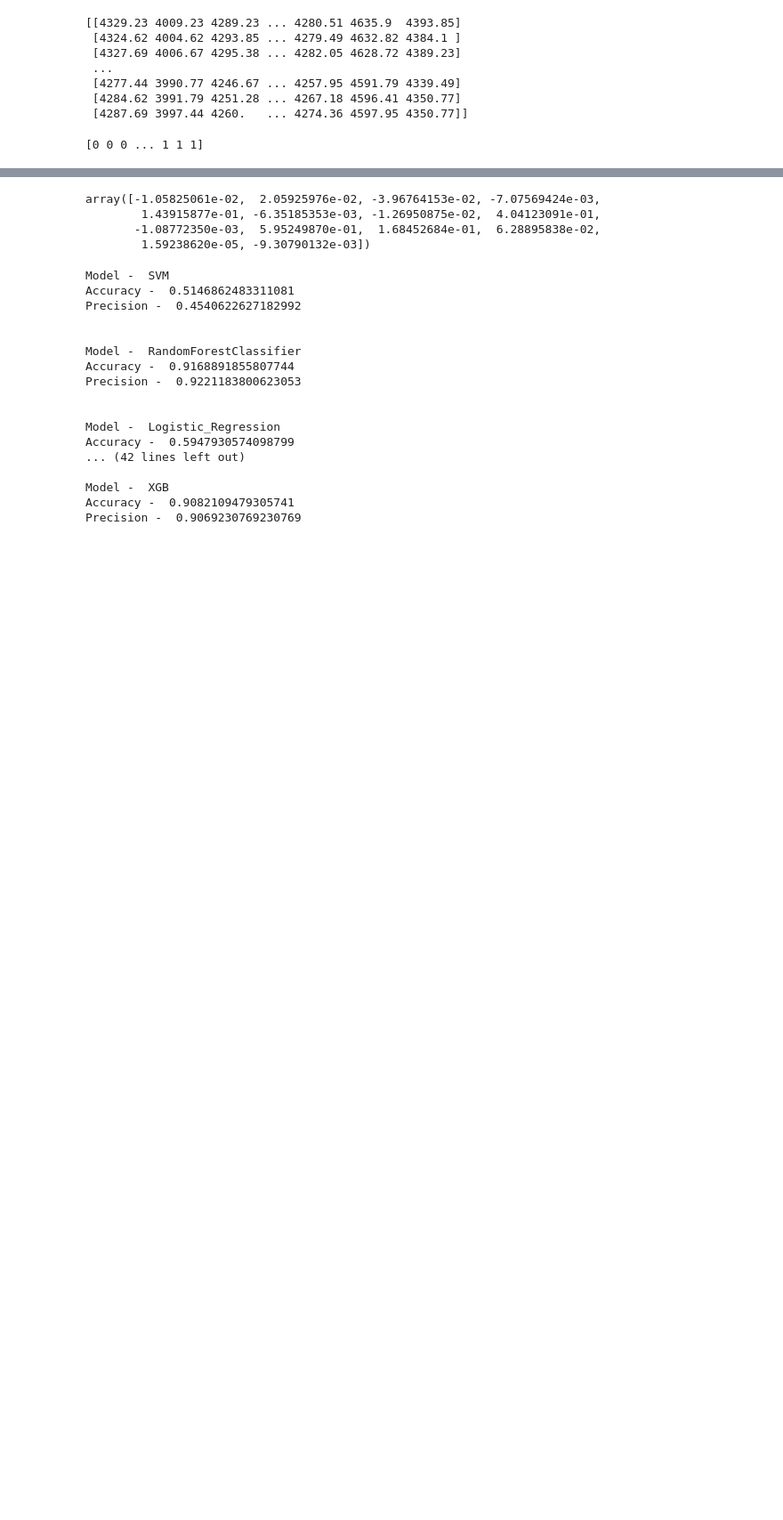
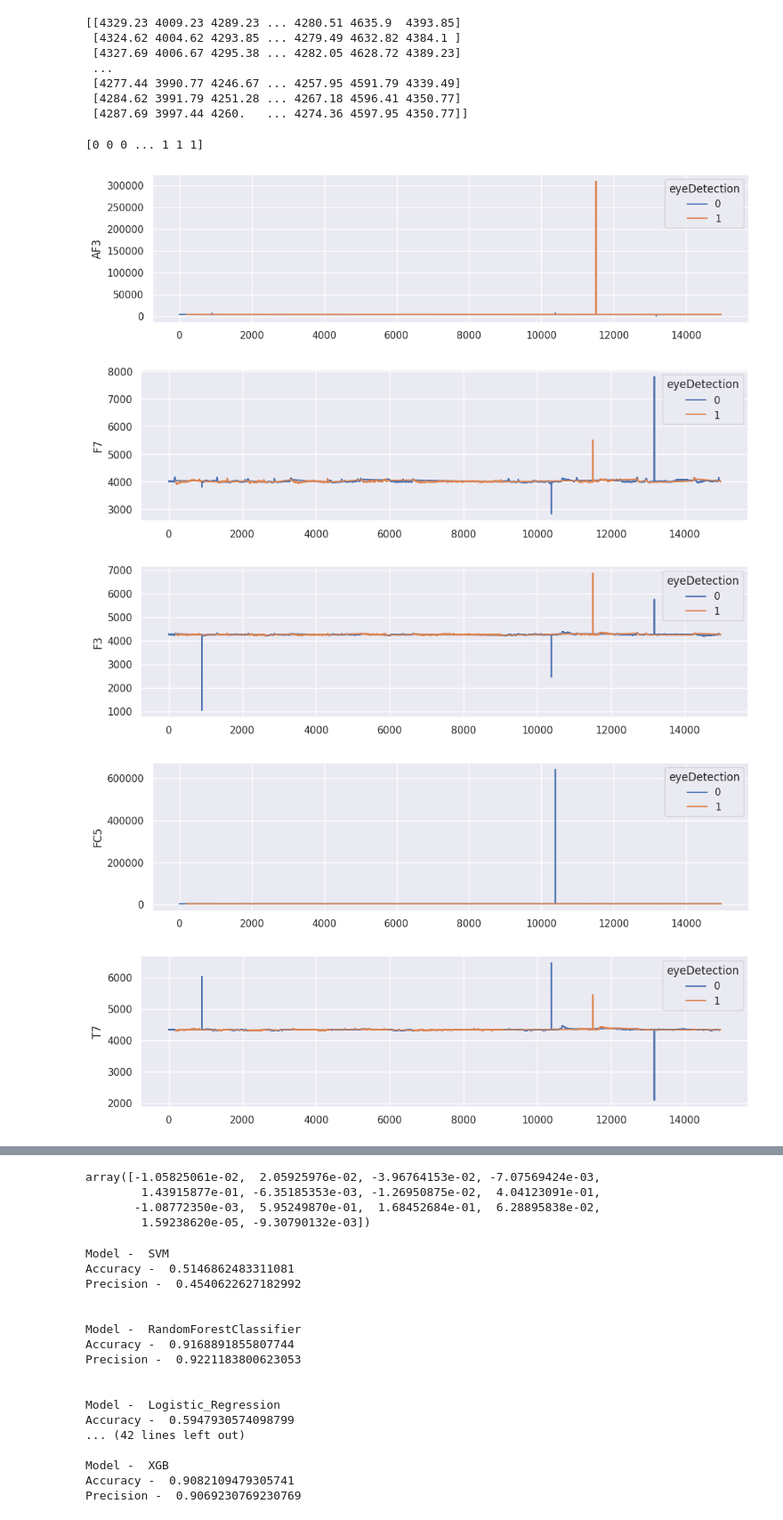
Before and after one commit to Rahul-Jain-1/ML-Project-, a Jupyter notebook: content/project1.ipynb, the cells around one changed output, grey strips where cells are left out. Shown at 89% size. Cells and saved outputs as stored; diff of their text form; code cells hidden in the pictures; blank space fills up the shorter version.

```diff
--- a/content/project1.ipynb
+++ b/content/project1.ipynb
@@ -77,0 +80,12 @@ print(y)
+# %%
+sns.set_theme(style='darkgrid')
+for col in dataset.columns[0:-1]:
+    plt.figure(figsize=(12, 3))
+    sns.lineplot(x=dataset.index, y=col, data=dataset, hue="eyeDetection")
+    plt.show()
+# %% [output]
+[figure, added]
+[figure, added]
+[figure, added]
+[figure, added]
+[figure, added]
```
Also changed, not shown: parts of 10 cells of this notebook.
